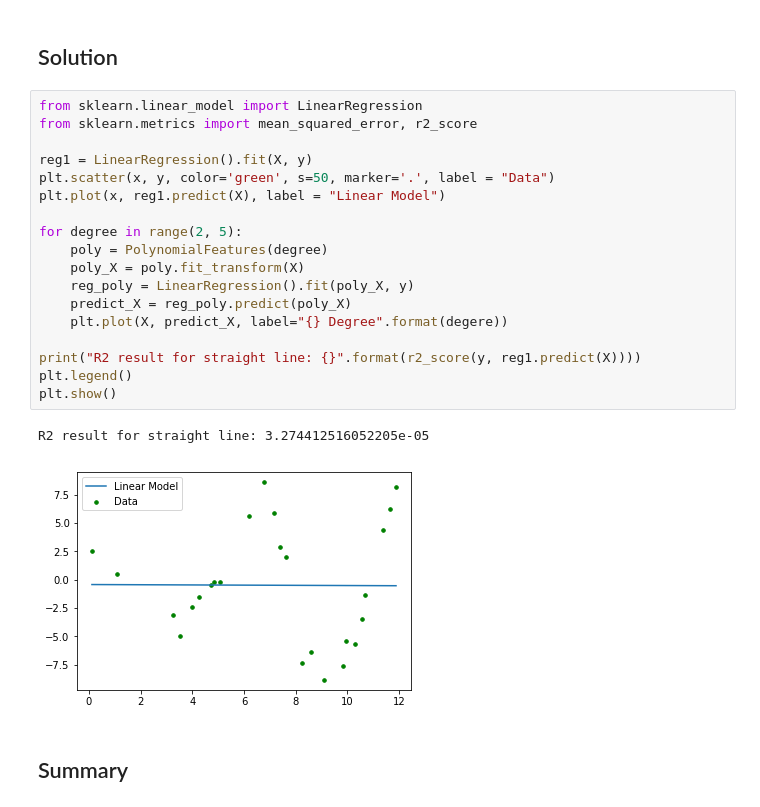
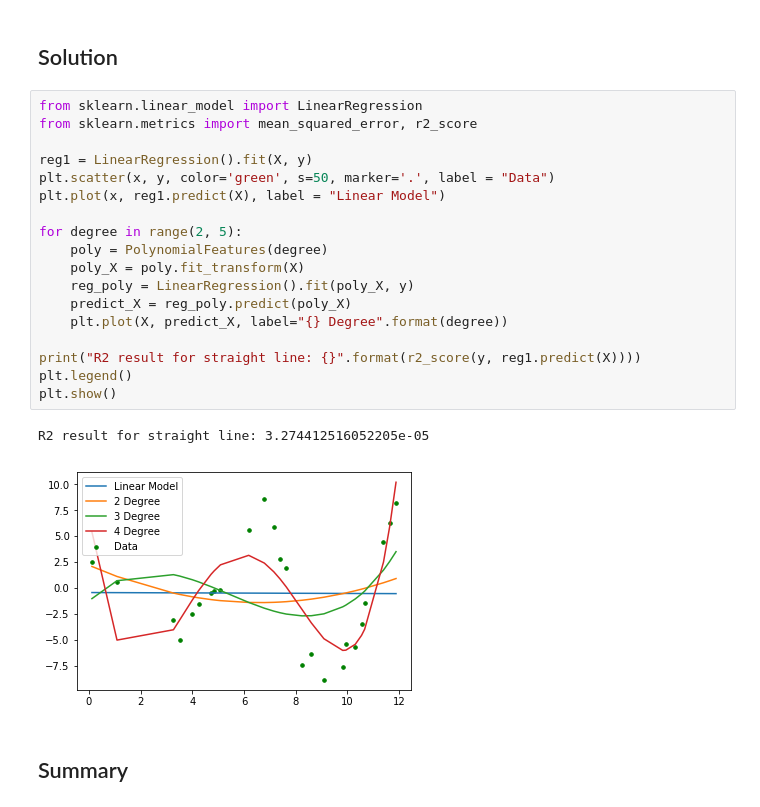
Before and after one commit to lindseyberlin/dsc-polynomial-regression-lab-houston-ds-042219, a Jupyter notebook: index.ipynb, the cells around one changed output. Saved outputs shown, nothing was run; the diff lists cells and outputs as text.

```diff
--- a/index.ipynb
+++ b/index.ipynb
@@ -70,24 +70,24 @@ print(X_2)
 # %%
 from sklearn.linear_model import LinearRegression
 from sklearn.metrics import mean_squared_error, r2_score
 
 reg1 = LinearRegression().fit(X, y)
 plt.scatter(x, y, color='green', s=50, marker='.', label = "Data")
 plt.plot(x, reg1.predict(X), label = "Linear Model")
 
 for degree in range(2, 5):
     poly = PolynomialFeatures(degree)
     poly_X = poly.fit_transform(X)
     reg_poly = LinearRegression().fit(poly_X, y)
     predict_X = reg_poly.predict(poly_X)
-    plt.plot(X, predict_X, label="{} Degree".format(degere))
+    plt.plot(X, predict_X, label="{} Degree".format(degree))
 
 print("R2 result for straight line: {}".format(r2_score(y, reg1.predict(X))))
 plt.legend()
 plt.show()
 # %% [output]
 R2 result for straight line: 3.274412516052205e-05
-[figure, old version]
+[figure, new version]
 # %% [markdown]
 ## Summary
 # %% [markdown]
```
